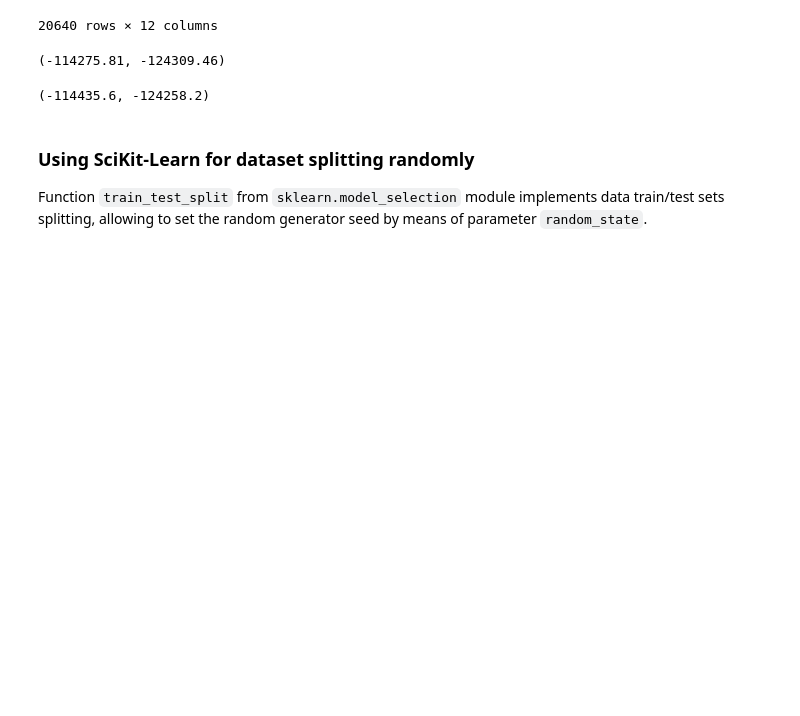
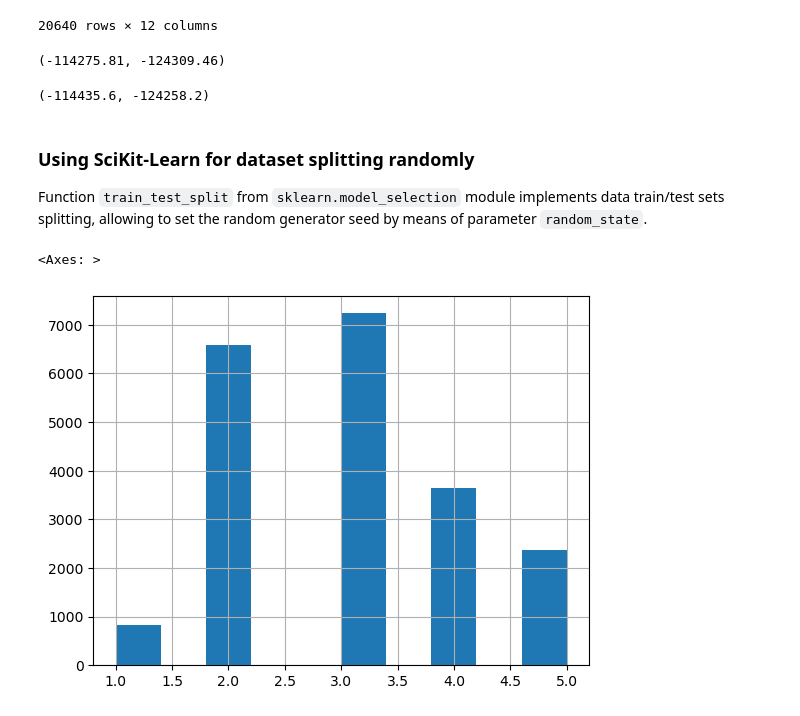
Before and after one commit to delfpeppard/machine_learning, a Jupyter notebook: cost_prediction.ipynb, the cells around one changed output. Saved outputs shown, nothing was run; the diff lists cells and outputs as text; code cells hidden in the pictures; blank space fills up the shorter version.

Commit message:
Data binning with pandas.cut

```diff
--- a/cost_prediction.ipynb
+++ b/cost_prediction.ipynb
@@ -225,3 +225,12 @@ SEED = 47
 train_set, test_set = train_test_split(data, \
                                        test_size = TEST_RATIO, \
                                        random_state = SEED)
+# %%
+# pandas.cut for data binning or discretization of median_income
+data["income_cat"] = pd.cut(data["median_income"], \
+                            bins = [0., 1.5, 3.0, 4.5, 6., np.inf], \
+                            labels = [1, 2, 3, 4, 5])
+data["income_cat"].hist()
+# %% [output]
+<Axes: >
+[figure, added]
```
